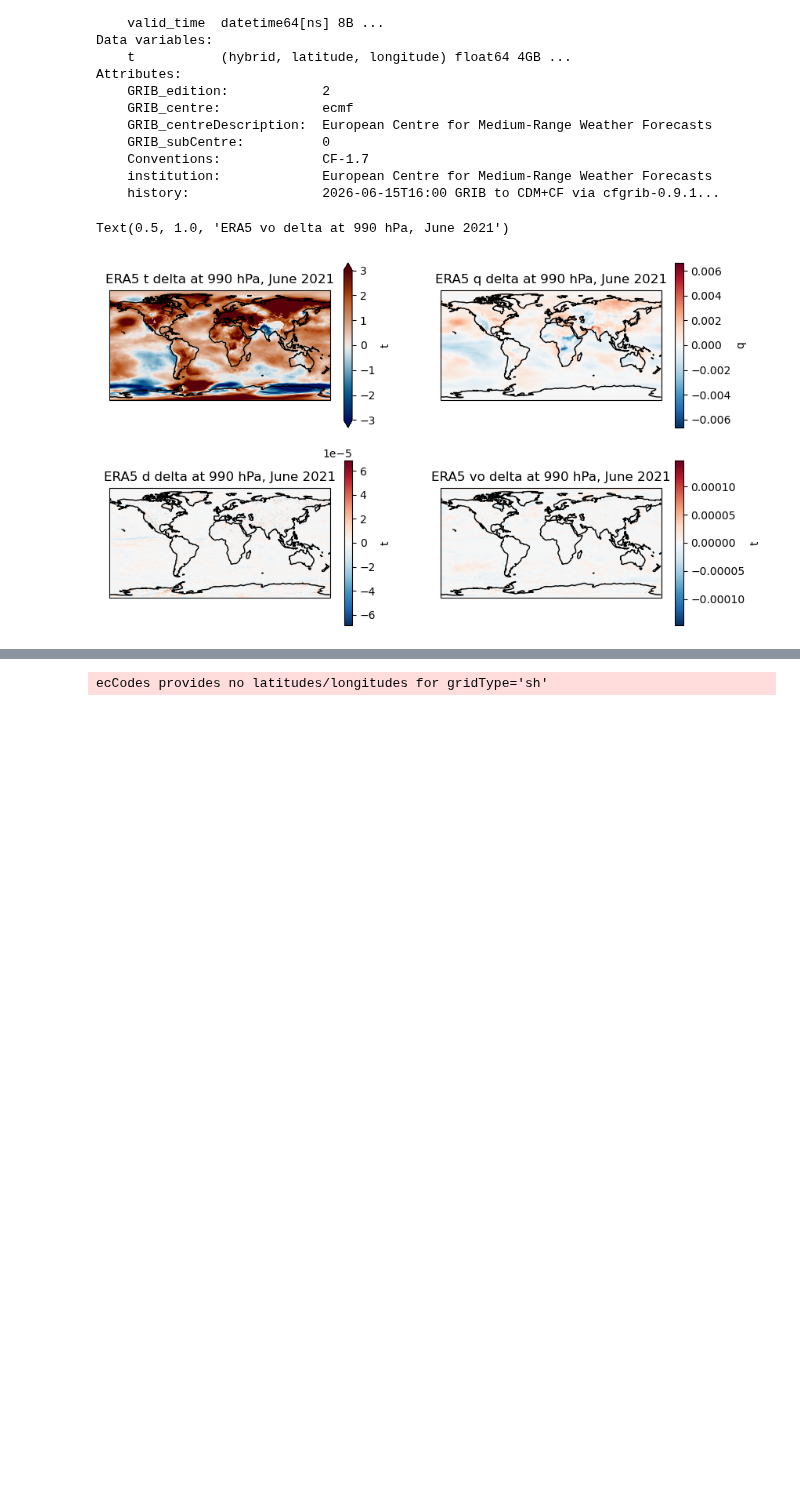
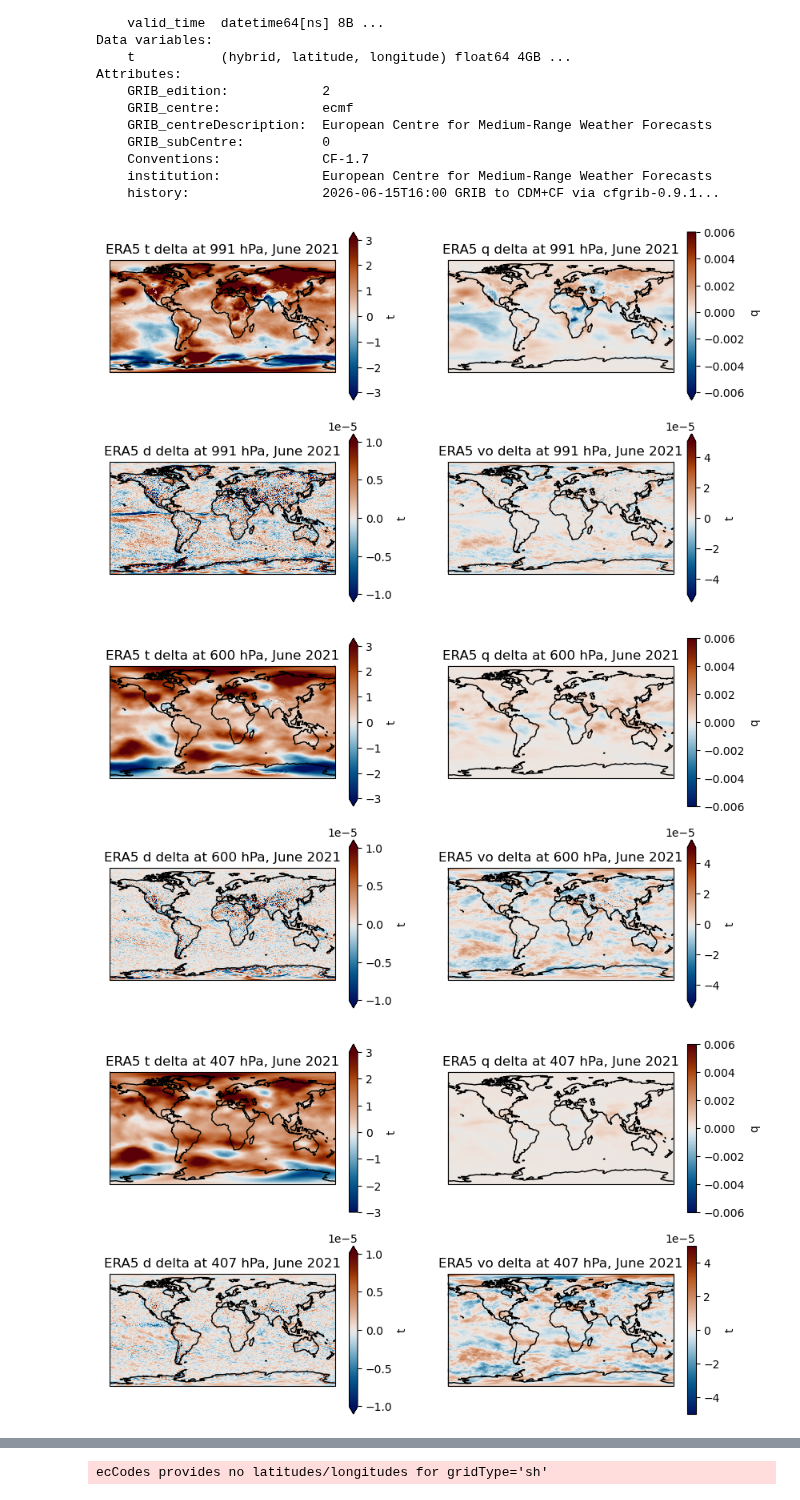
Before and after one commit to shirin-ermis/ATMICP, a Jupyter notebook: notebooks/06_ERA5_deltas.ipynb, the cells around one changed output, grey strips where cells are left out. Cells and saved outputs as stored; diff of their text form; code cells hidden in the pictures; blank space fills up the shorter version.

Commit message:
some basic plots

```diff
--- a/notebooks/06_ERA5_deltas.ipynb
+++ b/notebooks/06_ERA5_deltas.ipynb
@@ -57,23 +57,33 @@ Attributes:
     institution:             European Centre for Medium-Range Weather Forecasts
     history:                 2026-06-15T16:00 GRIB to CDM+CF via cfgrib-0.9.1...
 # %%
-fig, ax = plt.subplots(2,2, figsize=(10, 6), subplot_kw={'projection': ccrs.PlateCarree()})
 
-t_delta.t.sel(hybrid=130).plot(ax=ax[0,0], vmin=-3, vmax=3, cmap=cm.vik)
-ax[0,0].coastlines()
-ax[0,0].set_title('ERA5 t delta at 990 hPa, June 2021')
+for level in [130, 100, 90, 50]:
+    fig, ax = plt.subplots(2,2, figsize=(10, 6), subplot_kw={'projection': ccrs.PlateCarree()})
+    plev = int(np.round(ml_to_pl.loc[level, 'ph [hPa]']))
 
-q_delta.q.sel(level=130).plot(ax=ax[0,1])
-ax[0,1].coastlines()
-ax[0,1].set_title('ERA5 q delta at 990 hPa, June 2021')
+    vmax = 3
+    t_delta.t.sel(hybrid=level).plot(ax=ax[0,0], vmin=-vmax, vmax=vmax, cmap=cm.vik)
+    ax[0,0].coastlines()
+    ax[0,0].set_title(f'ERA5 t delta at {plev} hPa, June 2021')
 
-d_delta.t.sel(hybrid=130).plot(ax=ax[1,0])
-ax[1,0].coastlines()
-ax[1,0].set_title('ERA5 d delta at 990 hPa, June 2021')
+    vmax = 0.006
+    q_delta.q.sel(level=level).plot(ax=ax[0,1], vmin=-vmax, vmax=vmax, cmap=cm.vik)
+    ax[0,1].coastlines()
+    ax[0,1].set_title(f'ERA5 q delta at {plev} hPa, June 2021')
 
-vo_delta.t.sel(hybrid=130).plot(ax=ax[1,1])
-ax[1,1].coastlines()
-ax[1,1].set_title('ERA5 vo delta at 990 hPa, June 2021')
+    vmax = 1e-5
+    d_delta.t.sel(hybrid=level).plot(ax=ax[1,0], vmin=-vmax, vmax=vmax, cmap=cm.vik)
+    ax[1,0].coastlines()
+    ax[1,0].set_title(f'ERA5 d delta at {plev} hPa, June 2021')
+
+    vmax = 5e-5
+    vo_delta.t.sel(hybrid=level).plot(ax=ax[1,1], vmin=-vmax, vmax=vmax, cmap=cm.vik)
+    ax[1,1].coastlines()
+    ax[1,1].set_title(f'ERA5 vo delta at {plev} hPa, June 2021')
+
+    plt.show()
 # %% [output]
-Text(0.5, 1.0, 'ERA5 vo delta at 990 hPa, June 2021')
-[figure, old version]
+[figure, new version]
+[figure, added]
+[figure, added]
```
Also changed, not shown: parts of 2 cells of this notebook.
